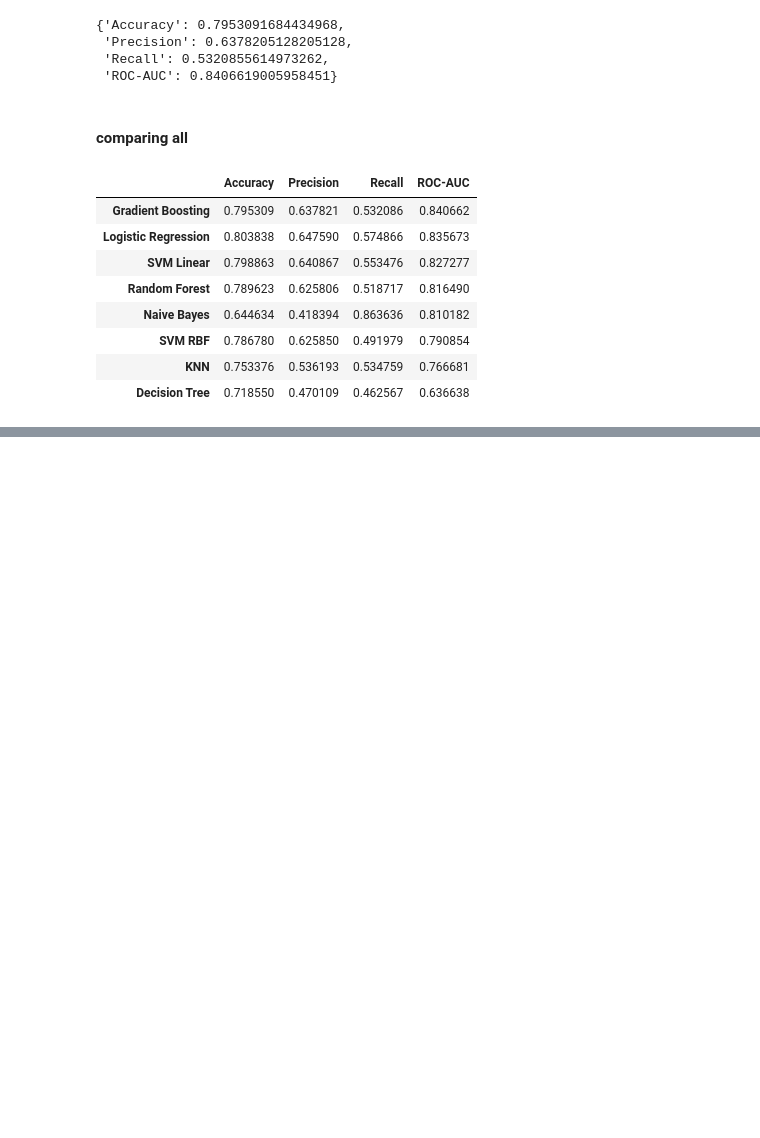
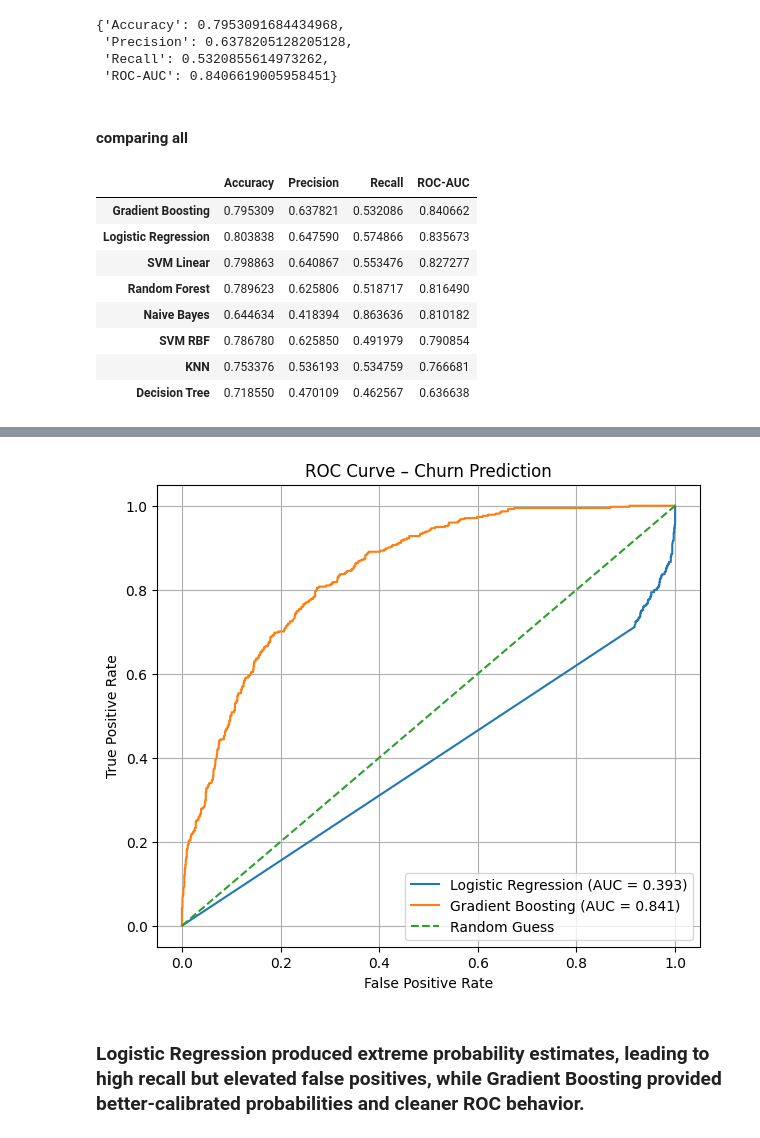
Before and after one commit to parinitaaa/customer-churn-ml, a Jupyter notebook: notebook/notebook.ipynb, the cells around one changed output, grey strips where cells are left out. Cells and saved outputs as stored; diff of their text form; code cells hidden in the pictures; blank space fills up the shorter version.

Commit message:
roc curve

```diff
--- a/notebook/notebook.ipynb
+++ b/notebook/notebook.ipynb
@@ -294,0 +297,23 @@ results.sort_values("ROC-AUC", ascending=False)
+# %%
+# Get predicted probabilities
+logreg_probs = log_reg.predict_proba(X_test)[:, 1]
+gb_probs = gb.predict_proba(X_test)[:, 1]
+
+# ROC curve values
+fpr_log, tpr_log, _ = roc_curve(y_test, logreg_probs)
+fpr_gb, tpr_gb, _ = roc_curve(y_test, gb_probs)
+
+# AUC scores
+auc_log = roc_auc_score(y_test, logreg_probs)
+auc_gb = roc_auc_score(y_test, gb_probs)
+
+print('logistic regression prob:', logreg_probs[:10])
+print('gradient prob:', gb_probs[:10])
+print()
+print('fpr for logistic:', fpr_log[:10])
+print('tpr for logistic:', tpr_log[:10])
+print('fpr for gradient boosting:', fpr_gb[:10])
+print('tpr for gradient boosting:', tpr_gb[:10])
+print()
+print('auc score for logistic:', auc_log)
+print('auc score for gradient boosting:', auc_gb)
@@ -294,0 +337,16 @@ results.sort_values("ROC-AUC", ascending=False)
+# %%
+plt.figure(figsize=(7, 6))
+plt.plot(fpr_log, tpr_log, label=f"Logistic Regression (AUC = {auc_log:.3f})")
+plt.plot(fpr_gb, tpr_gb, label=f"Gradient Boosting (AUC = {auc_gb:.3f})")
+plt.plot([0, 1], [0, 1], linestyle="--", label="Random Guess")
+
+plt.xlabel("False Positive Rate")
+plt.ylabel("True Positive Rate")
+plt.title("ROC Curve – Churn Prediction")
+plt.legend()
+plt.grid()
+plt.show()
+# %% [output]
+[figure, added]
+# %% [markdown]
+### Logistic Regression produced extreme probability estimates, leading to high recall but elevated false positives, while Gradient Boosting provided better-calibrated probabilities and cleaner ROC behavior.
```
Also changed, not shown: parts of 2 cells of this notebook.
